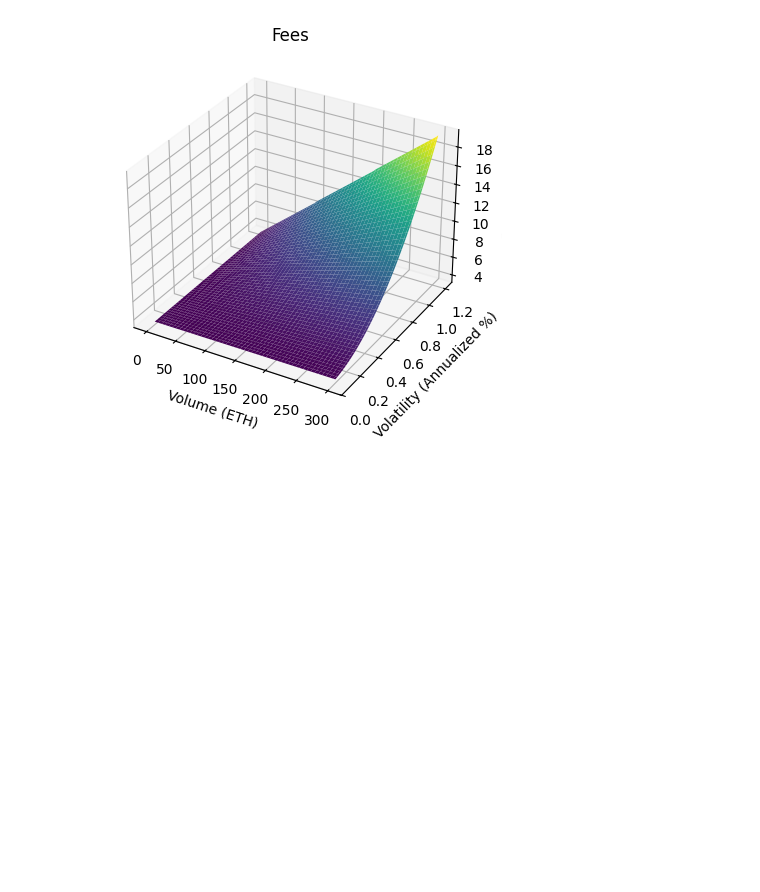
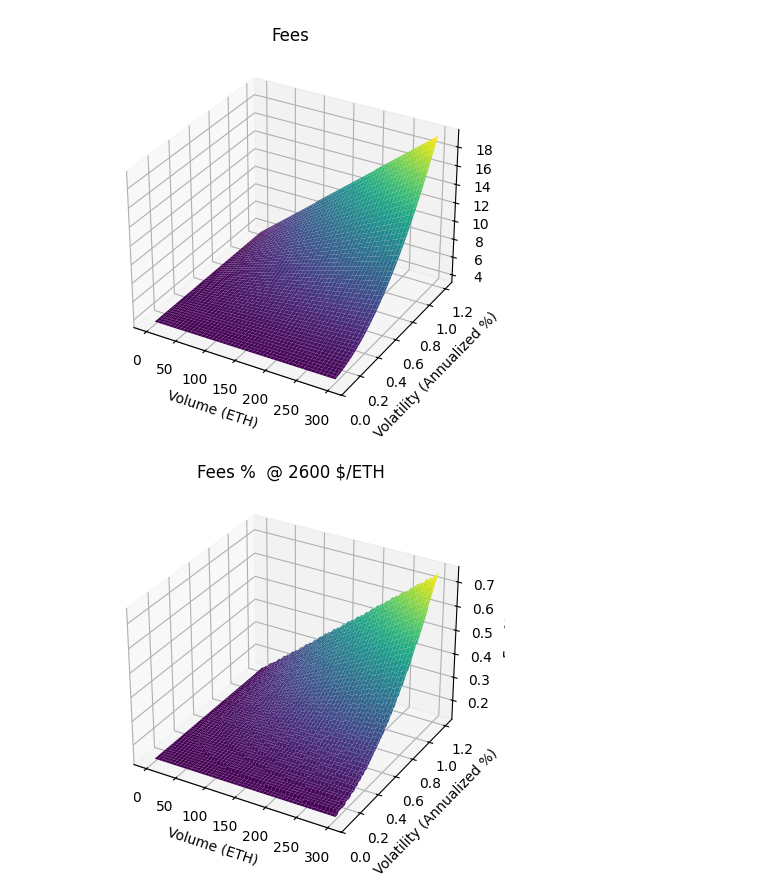
Before and after one commit to semiotic-ai/realized_volatility_substream, a Jupyter notebook: notebooks/notebooks/notes-seve.ipynb, the cells around one changed output. Cells and saved outputs as stored; diff of their text form; code cells hidden in the pictures; blank space fills up the shorter version.

```diff
--- a/notebooks/notebooks/notes-seve.ipynb
+++ b/notebooks/notebooks/notes-seve.ipynb
@@ -110,3 +158,31 @@ ax.set_title('Fees')
 plt.show()
 # %% [output]
 [figure]
+# %%
+# Volatility and trade volume points
+volatility = np.linspace(0.08, 1.2, 100)
+volume = np.linspace(0, 300, 100) # Volumes from 1 to 301
+
+# Generate meshgrid for 3D plot
+vol, volat = np.meshgrid(volume, volatility)
+
+# Calculate fees for the meshgrid
+fees = np.array([calculateFeeBips(int(v), int(volat_val*2**NUM_FRAC_BITS), ETH_PRICE_FIXED) /100 for v, volat_val in zip(np.ravel(vol), np.ravel(volat))])
+fees = fees.reshape(vol.shape) # * 2**-num_factional_bits
+
+# Create 3D plot
+fig = plt.figure()
+ax = fig.add_subplot(111, projection='3d')
+
+# Plot the surface
+ax.plot_surface(vol, volat, fees, cmap='viridis')
+
+# Set labels and title
+ax.set_xlabel('Volume (ETH)')
+ax.set_ylabel('Volatility (Annualized %)')
+ax.set_zlabel('Fee %')
+ax.set_title('Fees %  @ {} $/ETH'.format(ETH_PRICE))
+
+plt.show()
+# %% [output]
+[figure, added]
```
Also changed, not shown: parts of 7 cells of this notebook.
